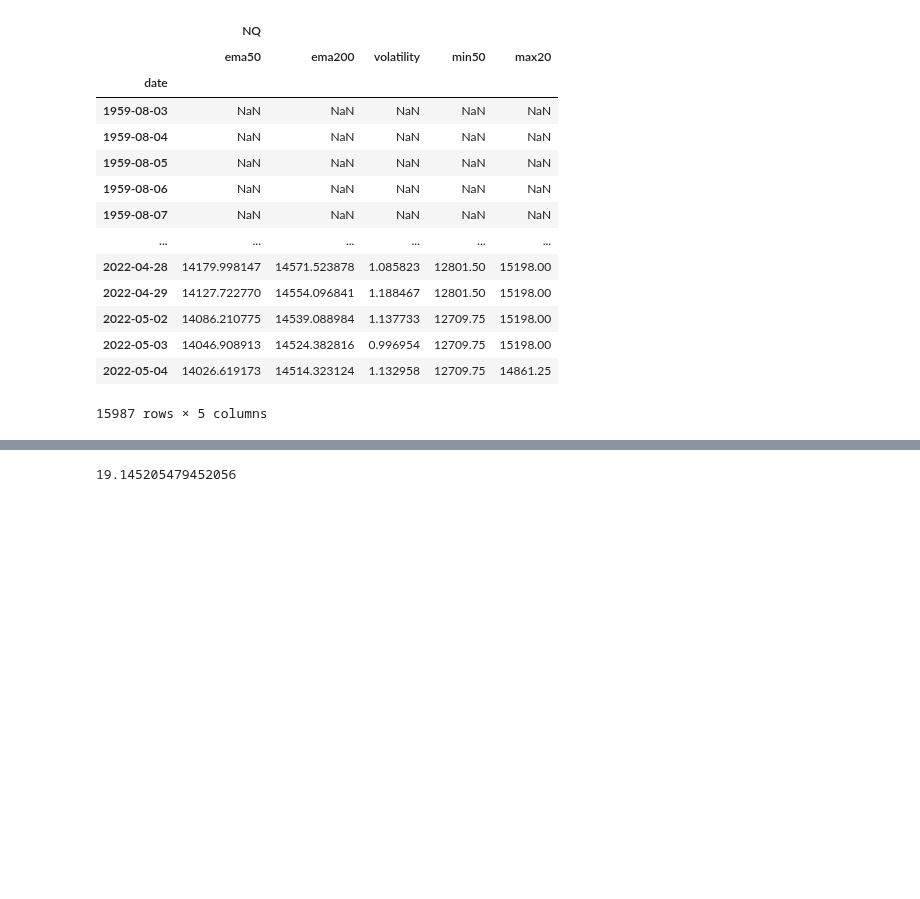
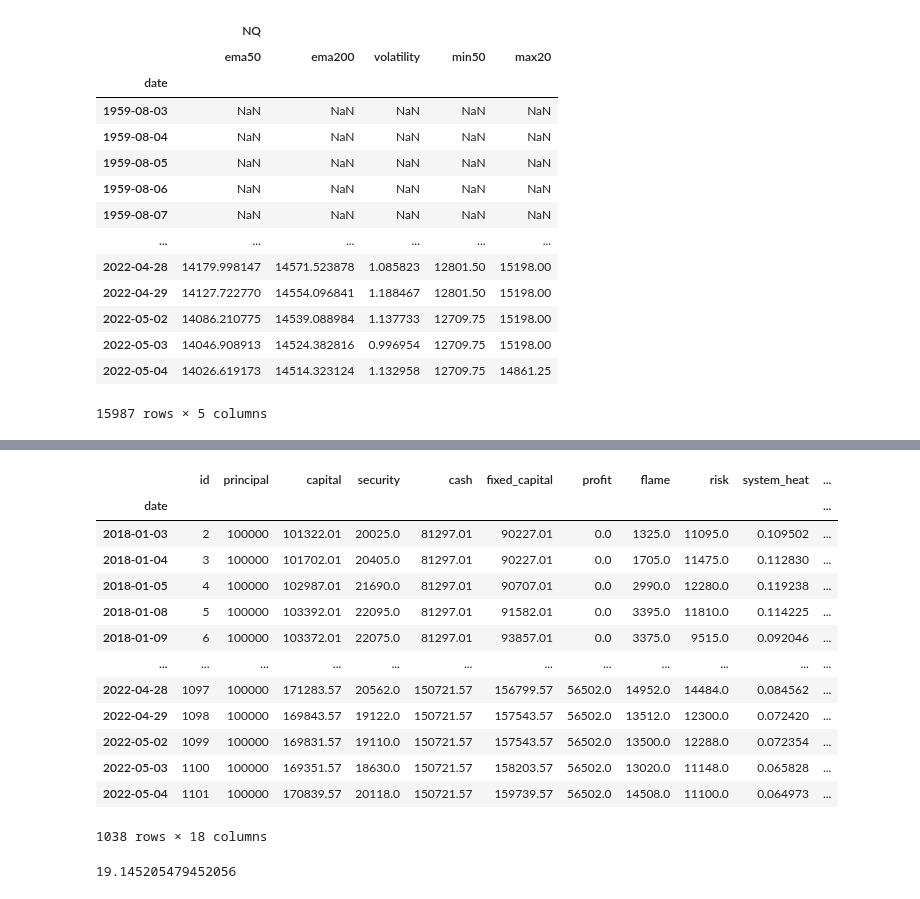
Before and after one commit to zipu/Trading, a Jupyter notebook: backtesting/run.ipynb, the cells around one changed output, grey strips where cells are left out. Cells and saved outputs as stored; diff of their text form; code cells hidden in the pictures; blank space fills up the shorter version.

```diff
--- a/backtesting/run.ipynb
+++ b/backtesting/run.ipynb
@@ -53,9 +49,17 @@ system.create_report()
 # %%
+rate = 0.1
 equitylog = pd.DataFrame(system.equity.log()).set_index('date')
 equity = equitylog.groupby(by='date').last()
+equity['date'] = equity.index.values.astype('int64')/1000000
+equity['cash'] = equity.capital - equity.flame
+equity['reference'] = equity.principal*np.exp(rate*((equity.index - equity.index[0])/np.timedelta64(365,'D')))
 #x = equity.index.values
-x=(equity.index.astype('int64')/1000000).values
-total_value = equity.capital.round()
-defined_value = equity.fixed_capital.round()
-max_value = equity.max_capital.round()
-cash = (total_value - equity.flame).round()
+#x=(equity.index.astype('int64')/1000000).values
+#total_value = equity.capital.round()
+total_value = equity[['date','capital']].round().values.tolist()
+defined_value_p = equity[equity['fixed_capital']>=equity.principal][['date','fixed_capital']].round().values.tolist()
+defined_value_n = equity[equity['fixed_capital']<equity.principal][['date','fixed_capital']].round().values.tolist()
+#defined_value = equity.fixed_capital.round()
+max_value = equity[['date','max_capital']].round().values.tolist()
+cash = equity[['date','cash']].round().values.tolist()
+reference = equity[['date','reference']].values.tolist()
@@ -181,0 +216,2 @@ refx = (x-x[0])/np.timedelta64(365,'D')
+# %%
+equity['date'] = equity.index.values.astype('int64')/1000000
@@ -182,3 +238,20 @@ refx = (x-x[0])/np.timedelta64(365,'D')
+# %%
+equity
+# %% [output]
+|  | id | principal | capital | security | cash | fixed_capital | profit | flame | risk | system_heat | ... |
+| date |  |  |  |  |  |  |  |  |  |  | ... |
+| 2018-01-03 | 2 | 100000 | 101322.01 | 20025.0 | 81297.01 | 90227.01 | 0.0 | 1325.0 | 11095.0 | 0.109502 | ... |
+| 2018-01-04 | 3 | 100000 | 101702.01 | 20405.0 | 81297.01 | 90227.01 | 0.0 | 1705.0 | 11475.0 | 0.112830 | ... |
+| 2018-01-05 | 4 | 100000 | 102987.01 | 21690.0 | 81297.01 | 90707.01 | 0.0 | 2990.0 | 12280.0 | 0.119238 | ... |
+| 2018-01-08 | 5 | 100000 | 103392.01 | 22095.0 | 81297.01 | 91582.01 | 0.0 | 3395.0 | 11810.0 | 0.114225 | ... |
+| 2018-01-09 | 6 | 100000 | 103372.01 | 22075.0 | 81297.01 | 93857.01 | 0.0 | 3375.0 | 9515.0 | 0.092046 | ... |
+| ... | ... | ... | ... | ... | ... | ... | ... | ... | ... | ... | ... |
+| 2022-04-28 | 1097 | 100000 | 171283.57 | 20562.0 | 150721.57 | 156799.57 | 56502.0 | 14952.0 | 14484.0 | 0.084562 | ... |
+| 2022-04-29 | 1098 | 100000 | 169843.57 | 19122.0 | 150721.57 | 157543.57 | 56502.0 | 13512.0 | 12300.0 | 0.072420 | ... |
+| 2022-05-02 | 1099 | 100000 | 169831.57 | 19110.0 | 150721.57 | 157543.57 | 56502.0 | 13500.0 | 12288.0 | 0.072354 | ... |
+| 2022-05-03 | 1100 | 100000 | 169351.57 | 18630.0 | 150721.57 | 158203.57 | 56502.0 | 13020.0 | 11148.0 | 0.065828 | ... |
+| 2022-05-04 | 1101 | 100000 | 170839.57 | 20118.0 | 150721.57 | 159739.57 | 56502.0 | 14508.0 | 11100.0 | 0.064973 | ... |
+1038 rows × 18 columns
 # %%
 refx[-1]
 # %% [output]
```
Also changed, not shown: parts of 35 cells of this notebook, 3 other files.
